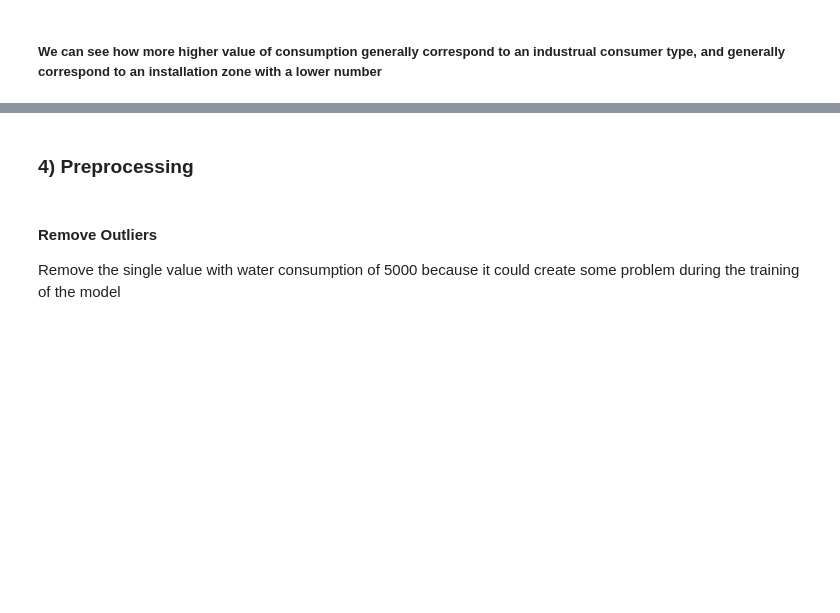
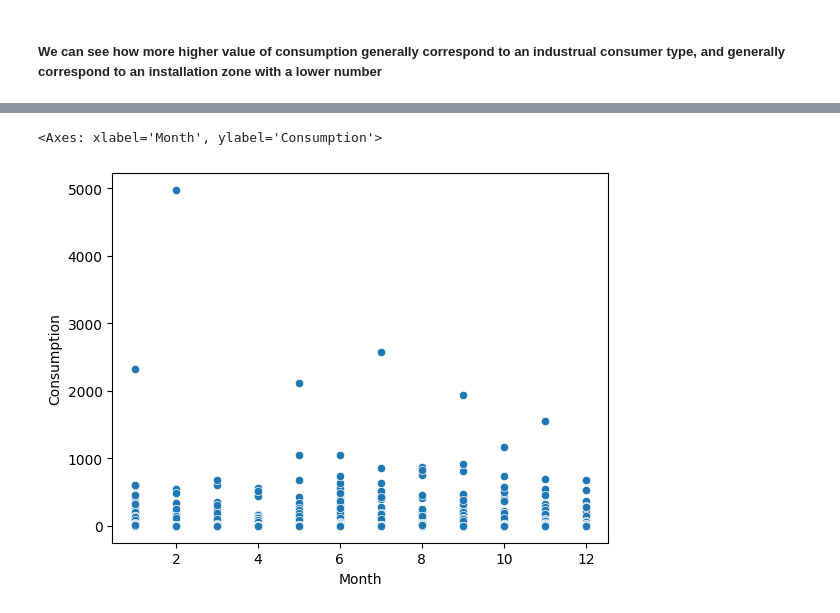
Before and after one commit to marcofranceschini015/Classification-of-water-consumption-types, a Jupyter notebook: analysis-eda.ipynb, the cells around one changed output, grey strips where cells are left out. Drawn from its saved outputs; the diff is of its cells as text; code cells hidden in the pictures; blank space fills up the shorter version.

```diff
--- a/analysis-eda.ipynb
+++ b/analysis-eda.ipynb
@@ -226,6 +183,0 @@ GKJF42459256311679     9
-# %% [markdown]
-### 4) **Preprocessing**
-# %% [markdown]
-#### Remove Outliers
-
-Remove the single value with water consumption of 5000 because it could create some problem during the training of the model
@@ -241,0 +184,5 @@ Remove the single value with water consumption of 5000 because it could create s
+# %%
+sns.scatterplot(x=train['Month'], y=train['Consumption'])
+# %% [output]
+<Axes: xlabel='Month', ylabel='Consumption'>
+[figure, added]
```
Also changed, not shown: parts of 29 cells of this notebook, 1 other file.
